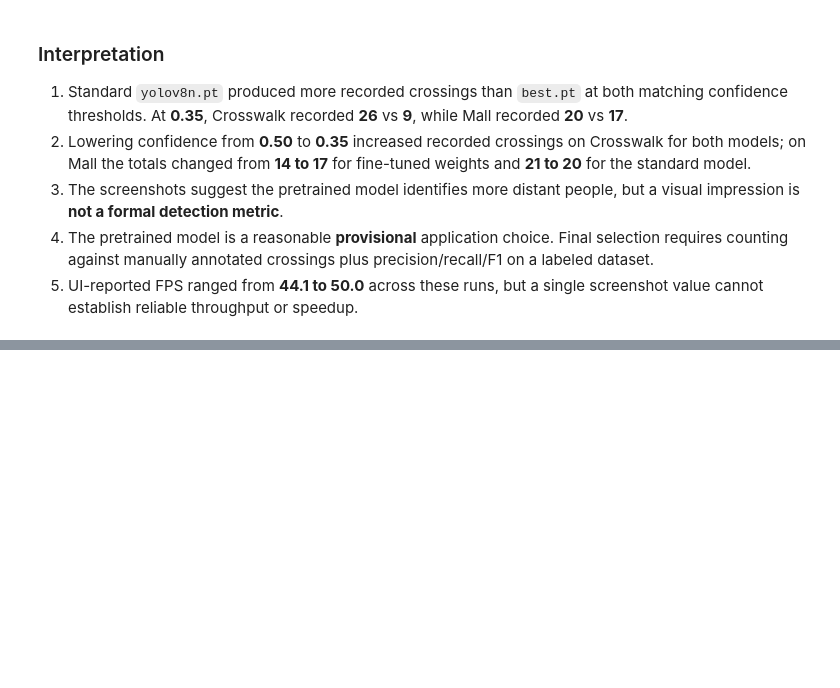
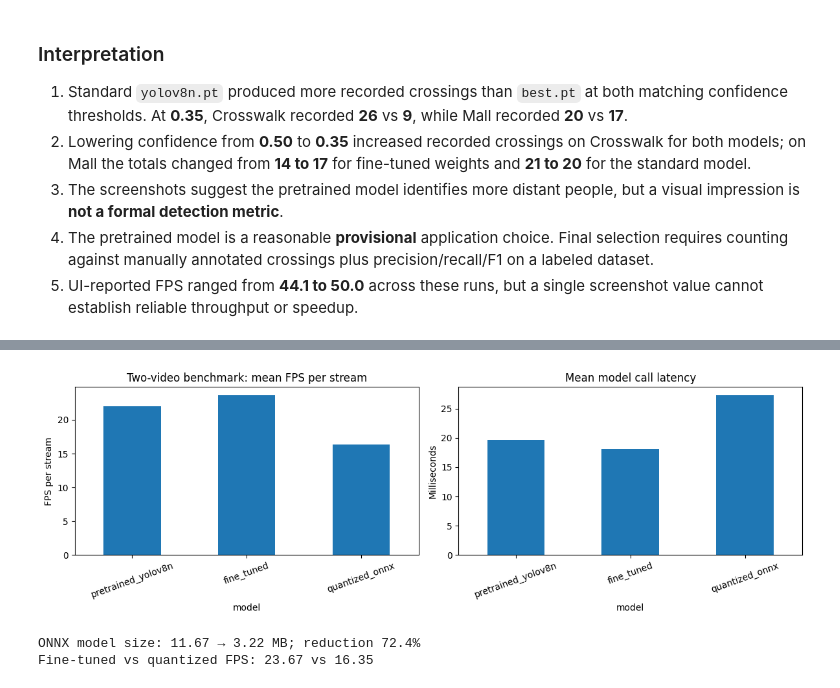
Before and after one commit to gnazyz-bit/vision-track, a Jupyter notebook: notebooks/VisionTrack_Analysis.ipynb, the cells around one changed output, grey strips where cells are left out. Drawn from its saved outputs; the diff is of its cells as text; code cells hidden in the pictures; blank space fills up the shorter version.

```diff
--- a/notebooks/VisionTrack_Analysis.ipynb
+++ b/notebooks/VisionTrack_Analysis.ipynb
@@ -98,0 +213,21 @@ These files are copies of screenshots supplied during development; they document
+# %%
+fig, axes = plt.subplots(1, 2, figsize=(12, 4))
+metrics_df["fps"].plot(kind="bar", ax=axes[0])
+axes[0].set_title("Two-video benchmark: mean FPS per stream")
+axes[0].set_ylabel("FPS per stream")
+axes[0].tick_params(axis="x", rotation=20)
+metrics_df["latency_ms"].plot(kind="bar", ax=axes[1])
+axes[1].set_title("Mean model call latency")
+axes[1].set_ylabel("Milliseconds")
+axes[1].tick_params(axis="x", rotation=20)
+plt.tight_layout()
+plt.show()
+
+original_mb, quantized_mb = 11.67, 3.22
+size_reduction_pct = 100 * (original_mb - quantized_mb) / original_mb
+print(f"ONNX model size: {original_mb:.2f} → {quantized_mb:.2f} MB; reduction {size_reduction_pct:.1f}%")
+print(f"Fine-tuned vs quantized FPS: {metrics_df.loc['fine_tuned', 'fps']:.2f} vs {metrics_df.loc['quantized_onnx', 'fps']:.2f}")
+# %% [output]
+[figure, added]
+ONNX model size: 11.67 → 3.22 MB; reduction 72.4%
+Fine-tuned vs quantized FPS: 23.67 vs 16.35
```
Also changed, not shown: parts of 12 cells of this notebook, 13 other files.
